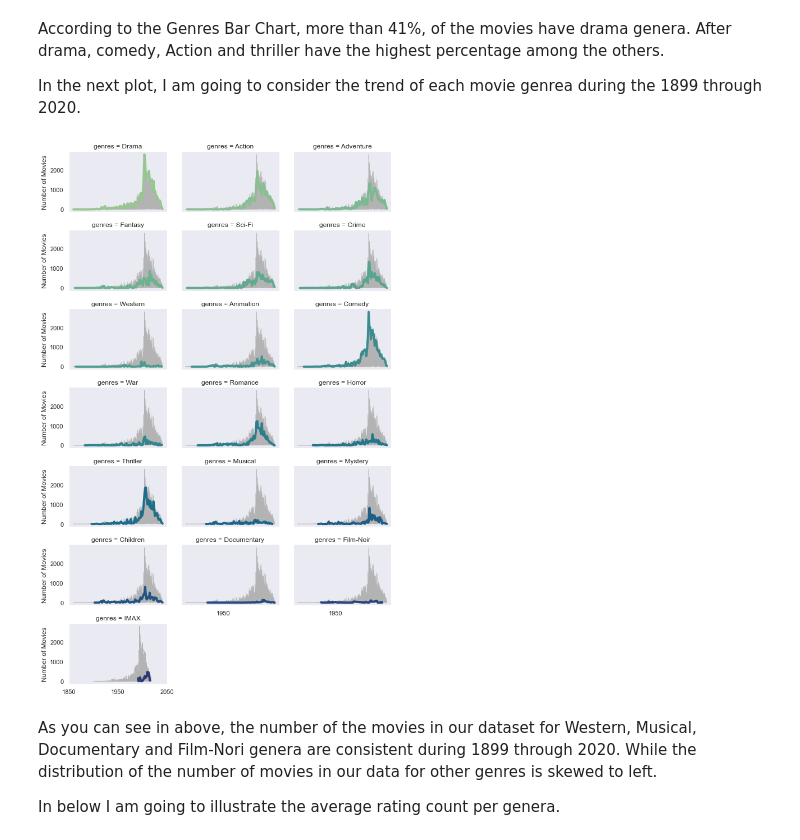
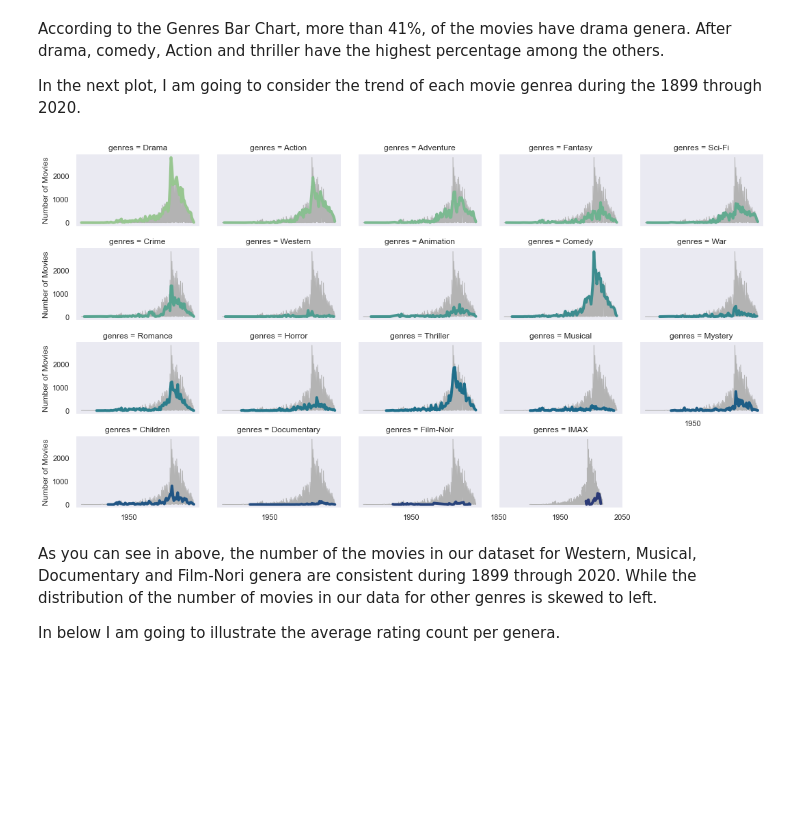
Before and after one commit to Nas86/Movie-Recommendation-system, a Jupyter notebook: RecommendationSystem.ipynb, the cells around one changed output. Saved outputs shown, nothing was run; the diff lists cells and outputs as text; code cells hidden in the pictures; blank space fills up the shorter version.

```diff
--- a/RecommendationSystem.ipynb
+++ b/RecommendationSystem.ipynb
@@ -379,35 +379,36 @@ sns.set_theme(style="dark")
 new_df = flatten_df.groupby(['year','genres']).agg({'year': 'count'})
 new_df.rename(columns={'year': 'year_count'}, inplace = True)
 new_df = new_df.reset_index()
+new_df.genres.unique()
 # Plot each year's time series in its own facet
 g = sns.relplot(
     data=new_df,
     x="year", y="year_count", col="genres",hue="genres",
     kind="line", palette="crest", linewidth=4, zorder=5,
-    col_wrap=3, height=2, aspect=1.5, legend=False,
+    col_wrap=5, height=2, aspect=1.5, legend=False,
 )
 
 # Iterate over each subplot to customize further
 for year, ax in g.axes_dict.items():
 
     # Add the title as an annotation within the plot
     #ax.text(.8, .85, year, transform=ax.transAxes, fontweight="bold")
 
     # Plot every year's time series in the background
     sns.lineplot(
         data=new_df, x="year", y="year_count",
         estimator=None, color=".7", linewidth=1, ax=ax,
     )
 
 # Reduce the frequency of the x axis ticks
 ax.set_xticks(ax.get_xticks()[::2])
 
 # Tweak the supporting aspects of the plot
 #g.ax.set_title("Yearly Movie Production count by Genrea ")
 g.set_axis_labels("", 'Number of Movies')
 g.tight_layout()
 # %% [output]
-[figure, old version]
+[figure, new version]
 # %% [markdown]
 As you can see in above, the number of the movies in our dataset for Western, Musical, Documentary and Film-Nori genera are consistent during 1899 through 2020. While the distribution of the number of movies in our data for other genres is skewed to left.
 
```
Also changed, not shown: parts of 29 cells of this notebook.
